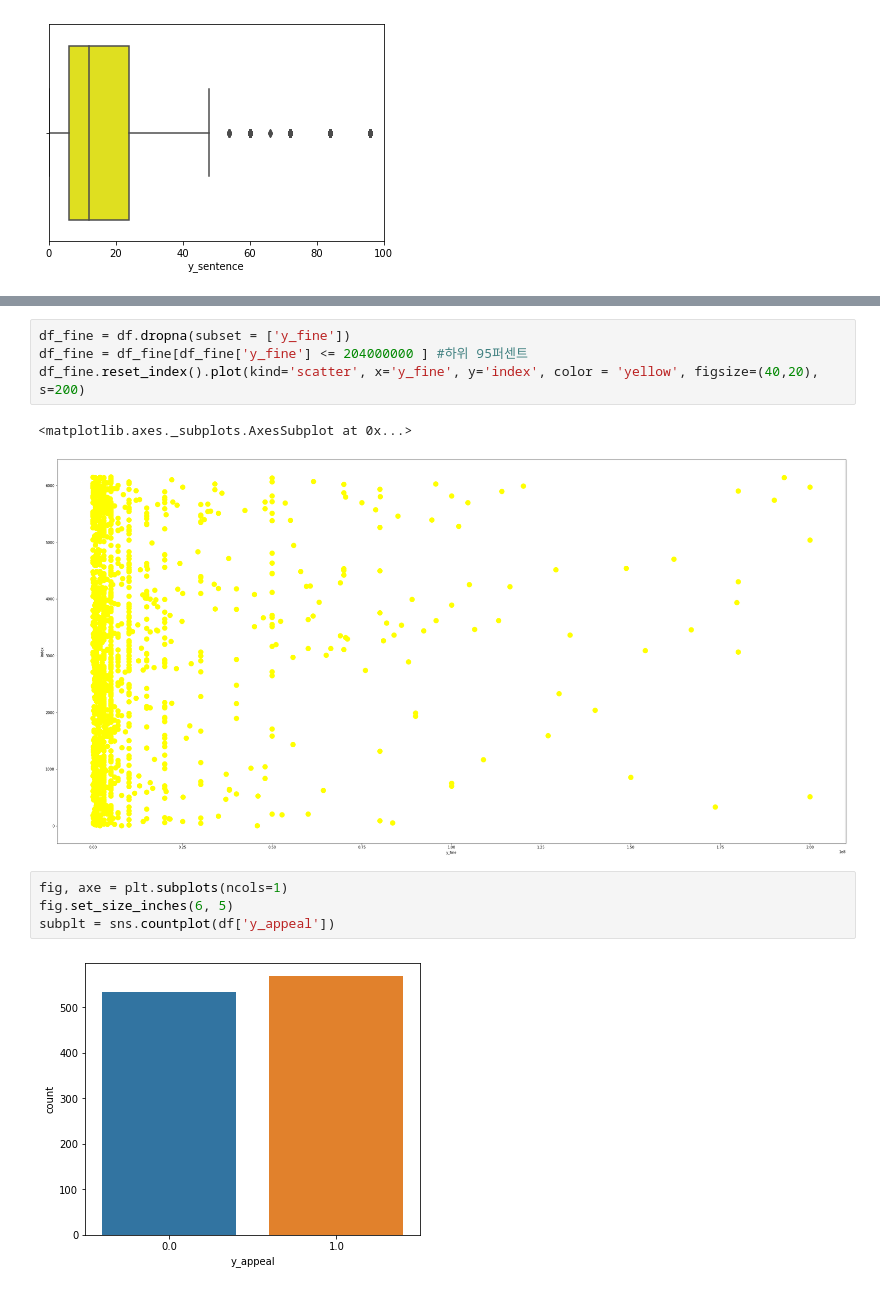
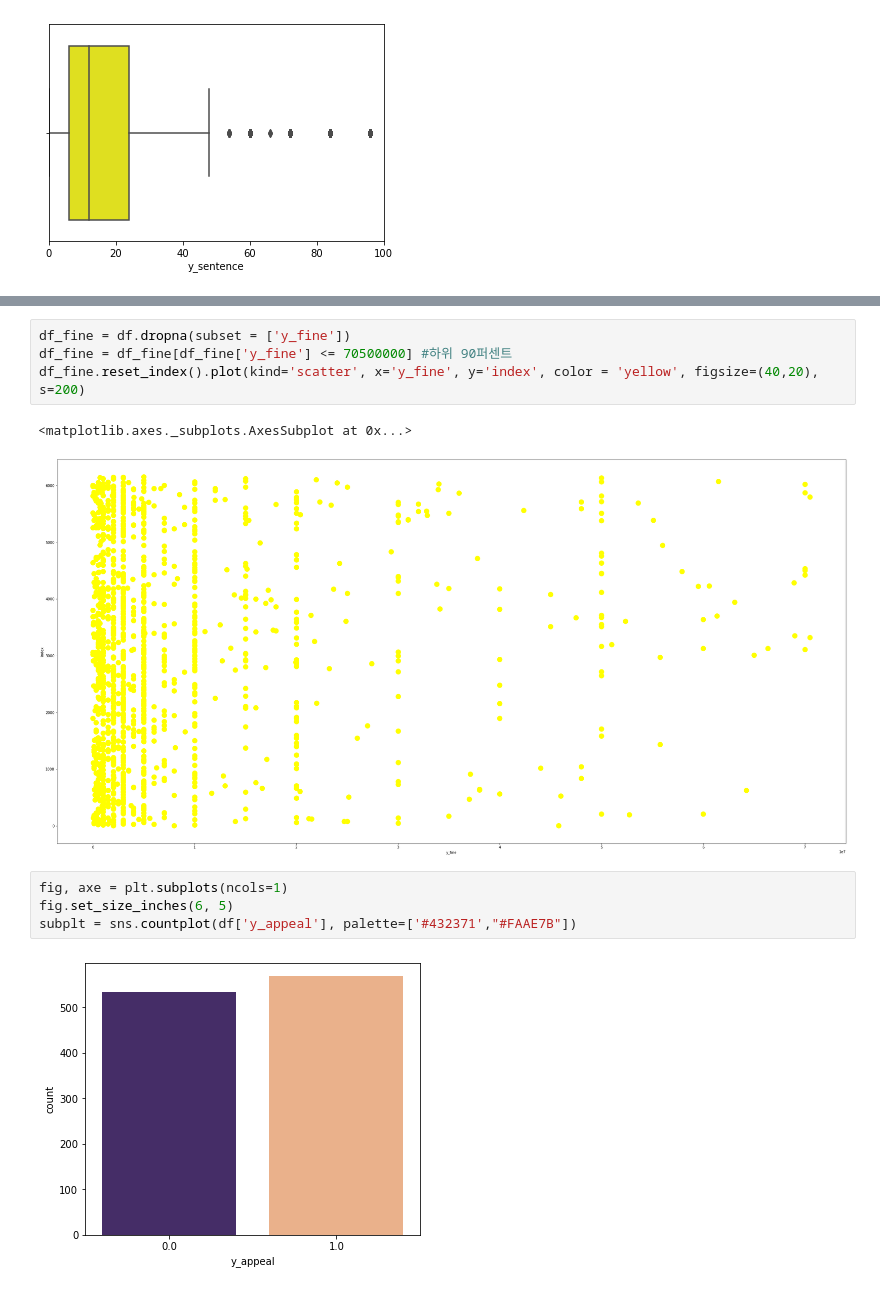
Before and after one commit to eunwooim/Datacampus-KU, a Jupyter notebook: data_processing/10_eda.ipynb, the cells around one changed output, grey strips where cells are left out. Saved outputs shown, nothing was run; the diff lists cells and outputs as text.

```diff
--- a/data_processing/10_eda.ipynb
+++ b/data_processing/10_eda.ipynb
@@ -168,13 +159,13 @@ plt.show()
 # %%
 df_fine = df.dropna(subset = ['y_fine'])
-df_fine = df_fine[df_fine['y_fine'] <= 204000000 ] #하위 95퍼센트
+df_fine = df_fine[df_fine['y_fine'] <= 70500000] #하위 90퍼센트
 df_fine.reset_index().plot(kind='scatter', x='y_fine', y='index', color = 'yellow', figsize=(40,20), s=200)
 # %% [output]
 <matplotlib.axes._subplots.AxesSubplot at 0x...>
-[figure, old version]
+[figure, new version]
 # %%
 fig, axe = plt.subplots(ncols=1)
 fig.set_size_inches(6, 5)
-subplt = sns.countplot(df['y_appeal'])
+subplt = sns.countplot(df['y_appeal'], palette=['#432371',"#FAAE7B"])
 # %% [output]
-[figure, old version]
+[figure, new version]
```
Also changed, not shown: parts of 3 cells of this notebook.
